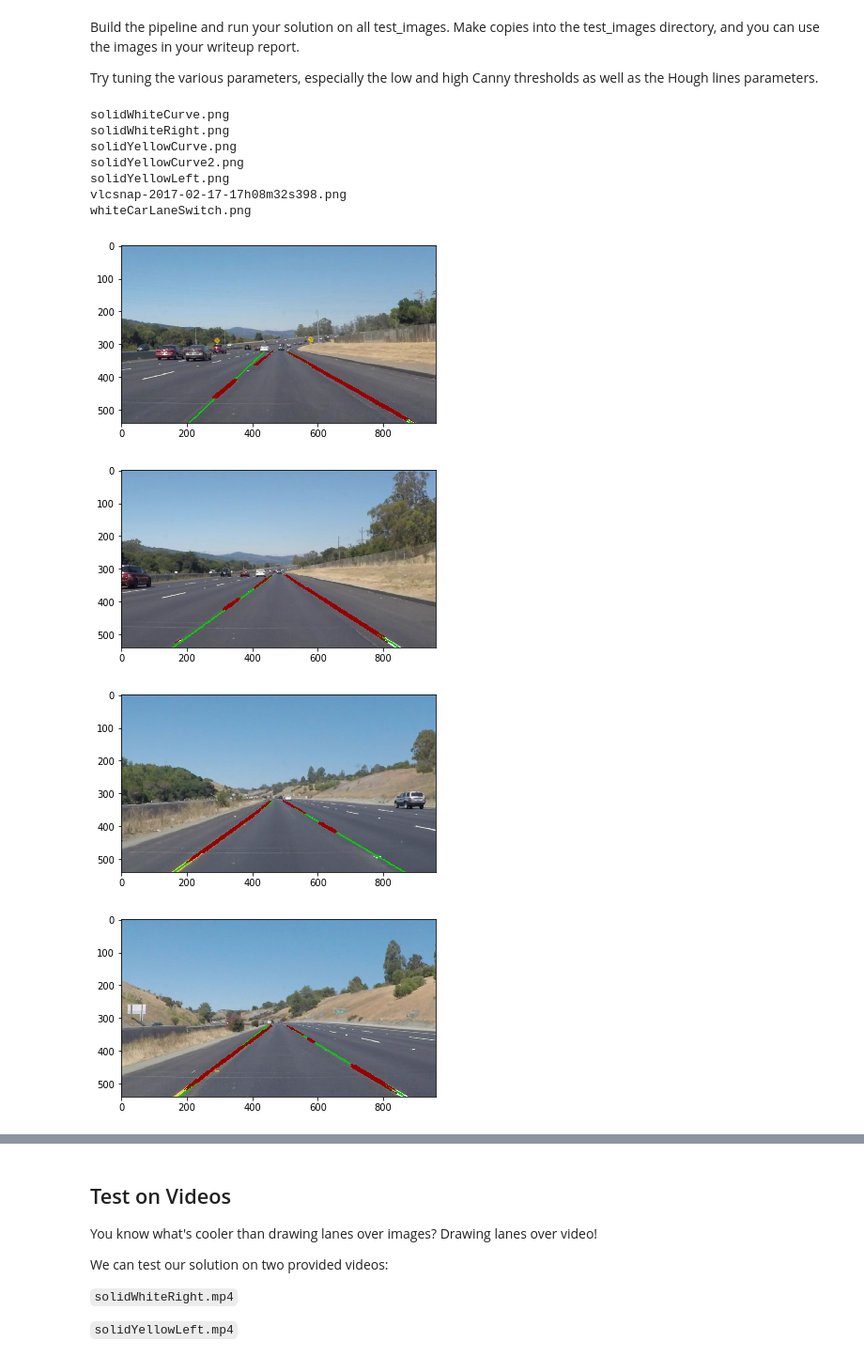
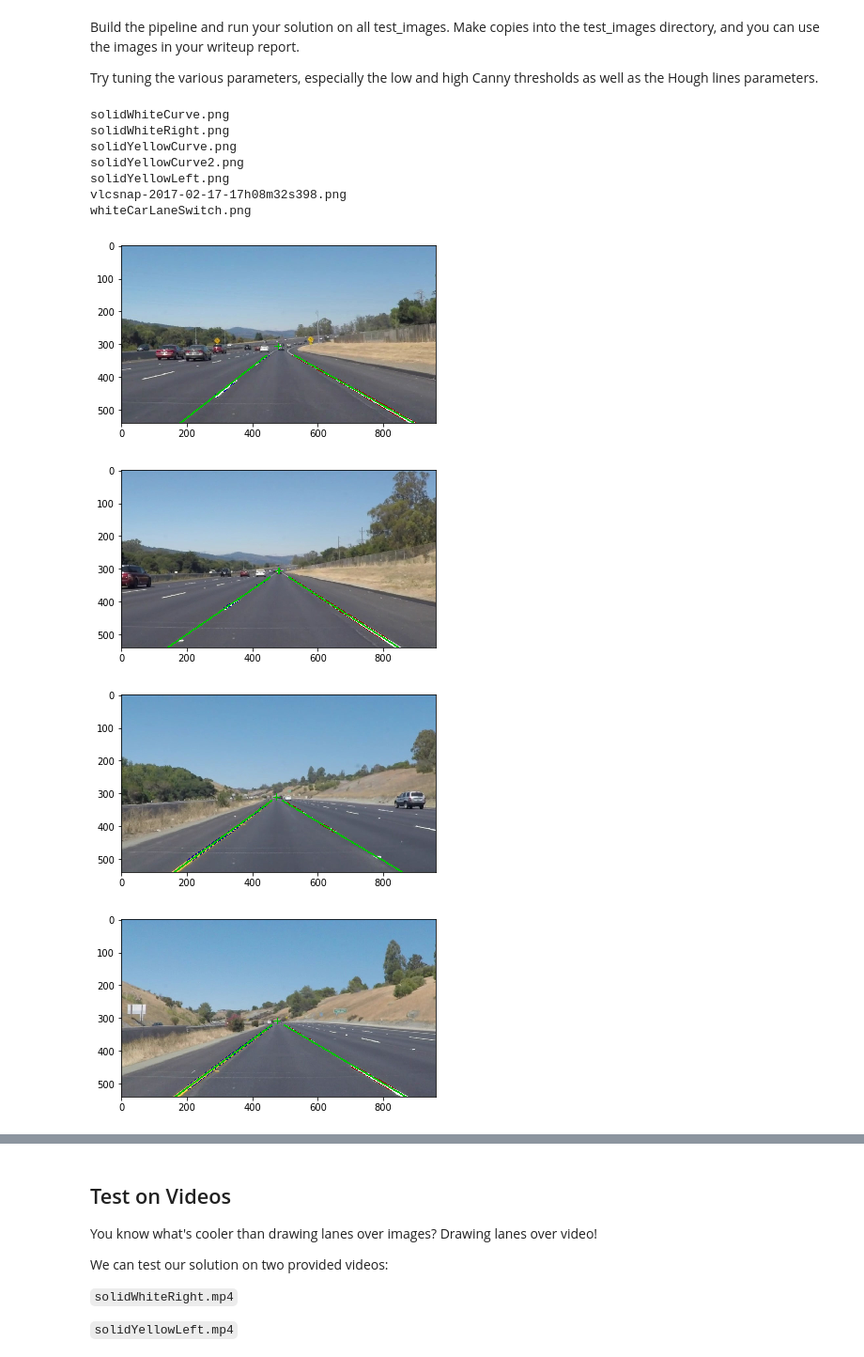
Before and after one commit to diz-vara/CarND-LaneLines-P1, a Jupyter notebook: P1.ipynb, the cells around one changed output, grey strips where cells are left out. Shown at 94% size. Cells and saved outputs as stored; diff of their text form; code cells hidden in the pictures.

```diff
--- a/P1.ipynb
+++ b/P1.ipynb
@@ -406,40 +422,41 @@ def detectLanes(img, mode=2, drawingMode = 3) :
 # %%
 #define parameters, call detectLines on every image and save resulted image to ./out dir
 center = Point(0.5, 0.6)
-roi = Trapezia(-0.01, 0.55, 0.1, 0.9)
-houghParameters = HoughParameters(1,1, 12, 8, 4)
-gaussParameters = GaussParameters(3,3,0.5,2)
+roi = Trapezia(0.02, 0.55, 0.12, 0.9)
+houghParameters = HoughParameters(1,1, 11, 8, 4)
+gaussParameters = GaussParameters(3,3,0.5,1)
+cannyParameters = CannyParameters(90,170)
 thrParameters = ThrParameters(9,2,14)
 mode = 2 #red in BGR
 imageDir = 'test_images/'
 outDir = 'out'
 RAW = 1
 AVR = 2
 BOTH = 3
 drawingMode = BOTH
 
-image_list = os.listdir(imageDir)
+
 if (not os.path.isdir(outDir) ):
     os.mkdir(outDir)
 
 
 for filename in image_list:
-    image = cv2.imread(imageDir + filename)
+    image = cv2.imread("test_images/" + filename)
     o, lines = detectLanes(image,mode)
     print(filename)
     plt.figure(filename)
     showBGR(o)
     outname = "out/" + filename
     cv2.imwrite(outname,o)
 # %% [output]
 solidWhiteCurve.png
 solidWhiteRight.png
 solidYellowCurve.png
 solidYellowCurve2.png
 solidYellowLeft.png
 vlcsnap-2017-02-17-17h08m32s398.png
 whiteCarLaneSwitch.png
-[figure, old version]
+[figure, new version]
-[figure, old version]
+[figure, new version]
-[figure, old version]
+[figure, new version]
-[figure, old version]
+[figure, new version]
```
Also changed, not shown: parts of 13 cells of this notebook, 1 other file.
